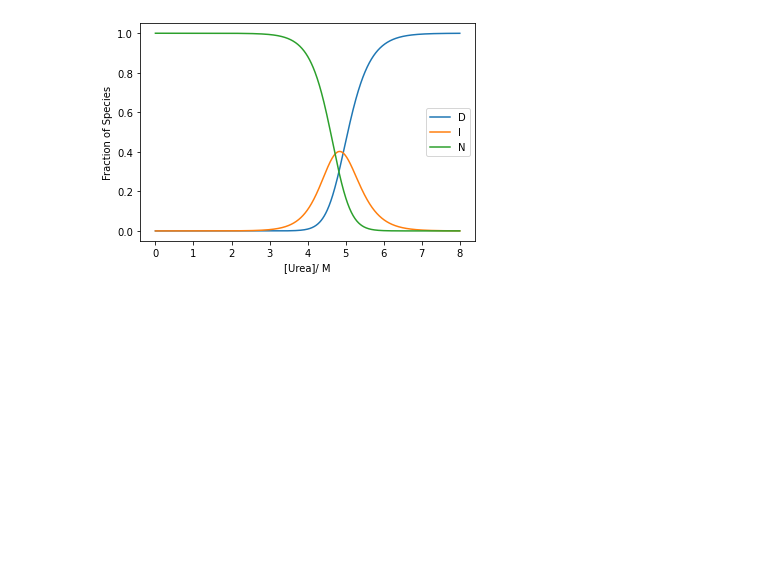
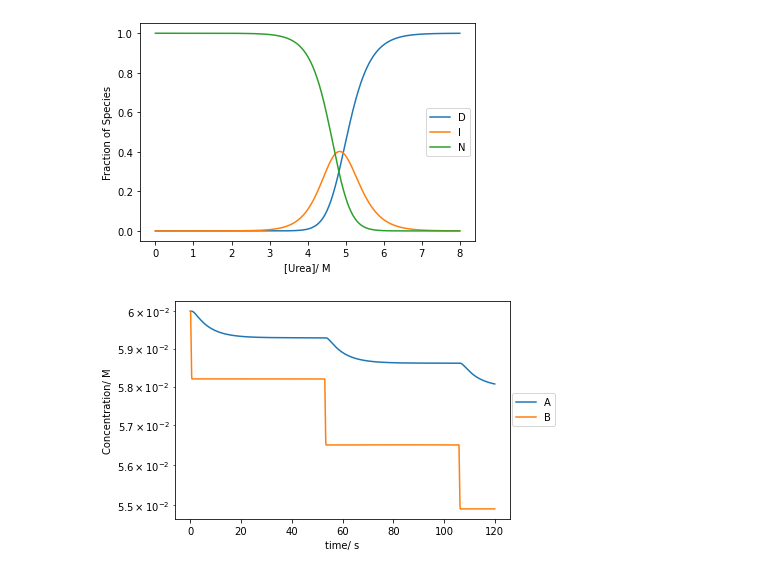
Before and after one commit to KGrewal1/ChemIITools, a Jupyter notebook: nbs/02_Kinetics.ipynb, the cells around one changed output. Cells and saved outputs as stored; diff of their text form; code cells hidden in the pictures; blank space fills up the shorter version.

```diff
--- a/nbs/02_Kinetics.ipynb
+++ b/nbs/02_Kinetics.ipynb
@@ -80,3 +80,50 @@ plt.legend()
 plt.show()
 # %% [output]
 [figure]
+# %%
+#| export
+def _deriv(t, concs, k1, k2, k3, k4, k5):
+    """
+    Returns the time derivatives of concs = A, B, X, Y, Z, P, Q
+    """
+    A, B, X, Y, Z, P, Q = concs
+    Adot = -A*Y*k1
+    Bdot = -B*X*k3
+    Xdot =A*Y*k1-X*Y*k2+B*X*k3-X*X*k4
+    Ydot = -A*Y*k1-X*Y*k2 + Z*k5
+    Zdot = B*X*k3 - Z*k5
+    Pdot = A*Y*k1 + X*Y*k2
+    Qdot = X*X*k4
+    return Adot, Bdot, Xdot, Ydot, Zdot, Pdot, Qdot
+# %%
+#| export
+def oreg_calc(concs, rates={'k1':1.34, 'k2':1.6e9, 'k3':8e3, 'k4':4e7,'k5':1}):
+    """
+    Calculates the time dependent concentrations of species in the oregonator system using the Radau method
+    """
+    # Maximum time, time point spacings and the time grid (all in s).
+    tmax, dt = 120, 0.1
+    t = np.arange(0, tmax+dt, dt)
+
+    conc_t = solve_ivp(_deriv, t_span=(0, tmax), y0 = concs, method='Radau', dense_output=True, t_eval = None,
+    args=(rates['k1'],rates['k2'],rates['k3'],rates['k4'],rates['k5']))
+    # Unpack dynamical variables as a function of time.
+    return t, conc_t
+# %%
+# Initial conditions:
+A, B, X, Y, Z, P, Q = 0.06, 0.06, 10**(-9.8),10**(-6.52), 10**(-7.320), 0, 0
+concs = [A, B, X, Y, Z, P, Q]
+t, conc_t = oreg_calc(concs)
+A, B, X, Y, Z, P, Q = conc_t.sol(t)
+# t = conc_t['t']
+# A, B, X, Y, Z, P, Q = conc_t['y']
+# %%
+plt.plot(t,A,label='A')
+plt.plot(t,B,label='B')
+plt.yscale('log')
+plt.xlabel('time/ s')
+plt.ylabel('Concentration/ M')
+plt.legend(bbox_to_anchor =(1.15, 0.6))
+plt.show()
+# %% [output]
+[figure, added]
```
Also changed, not shown: parts of 3 cells of this notebook, 2 other files.
